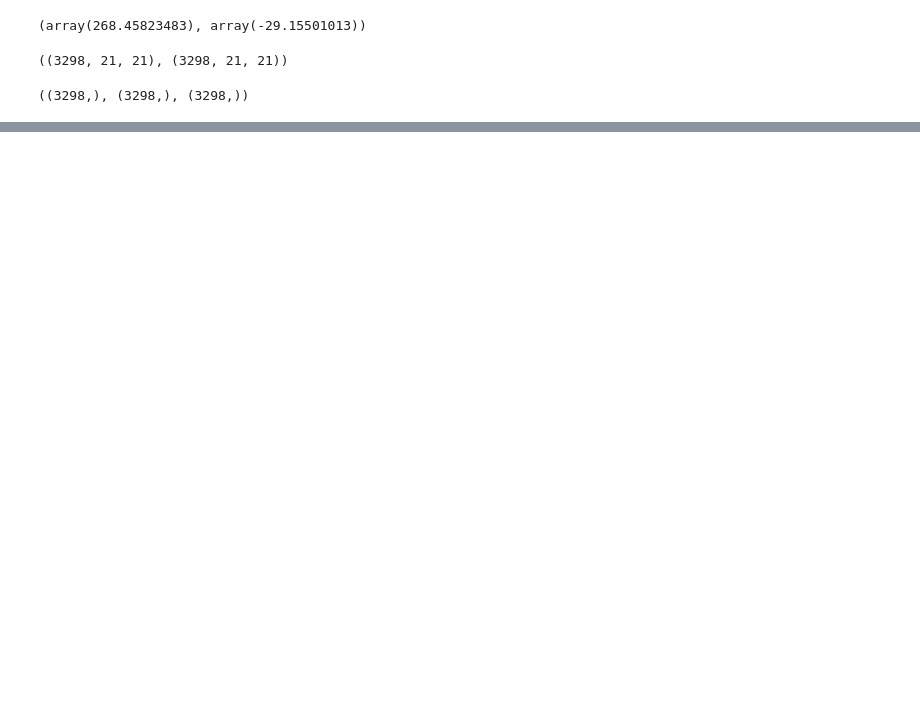
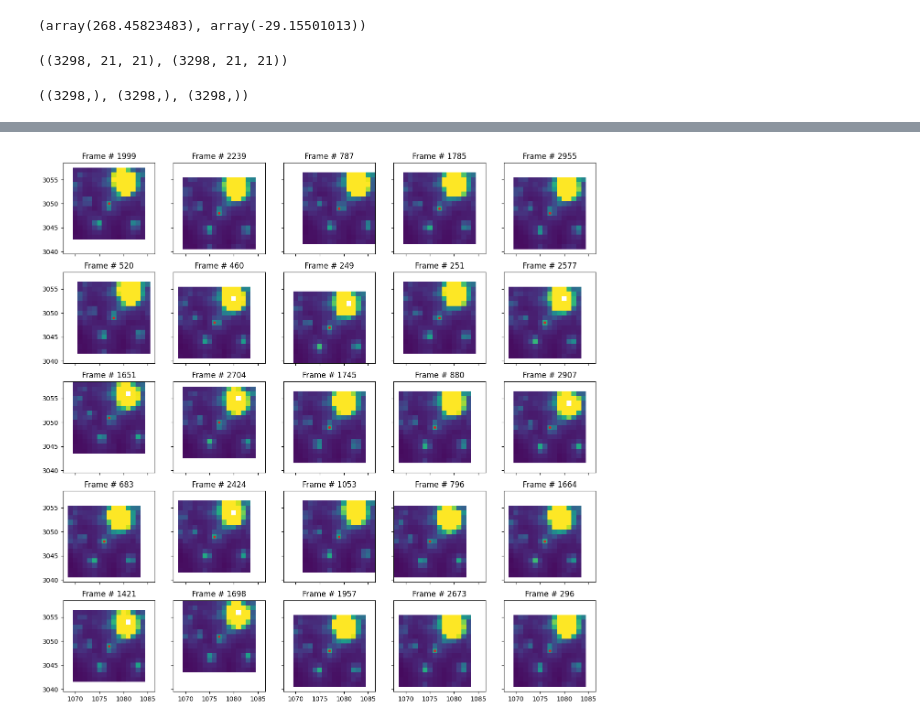
Before and after one commit to jorgemarpa/roman-cuts, a Jupyter notebook: docs/tutorial.ipynb, the cells around one changed output, grey strips where cells are left out. Saved outputs shown, nothing was run; the diff lists cells and outputs as text; code cells hidden in the pictures; blank space fills up the shorter version.

```diff
--- a/docs/tutorial.ipynb
+++ b/docs/tutorial.ipynb
@@ -143,3 +155,15 @@ Getting WCSs per frame
+# %%
+# visual check of the cutouts centered in the target
+Ts = np.random.choice(np.arange(rcube.nt), size=5*5, replace=False)
+
+fig, ax = plt.subplots(5,5,figsize=(15,15),sharex=True, sharey=True)
+for t, axis in zip(Ts, ax.ravel()):
+    axis.pcolormesh(rcube.column[t], rcube.row[t], rcube.flux[t], vmin=10, vmax=500)
+    axis.scatter(rcube.target_pixel[t, 1],rcube.target_pixel[t, 0], c="tab:red", s=10)
+    axis.set_title(f"Frame # {t}")
+plt.show()
+# %% [output]
+[figure, added]
 # %%
 # we can save the file to disk with default name
 rcube.save_cutout()
```
Also changed, not shown: parts of 16 cells of this notebook, 9 other files.
